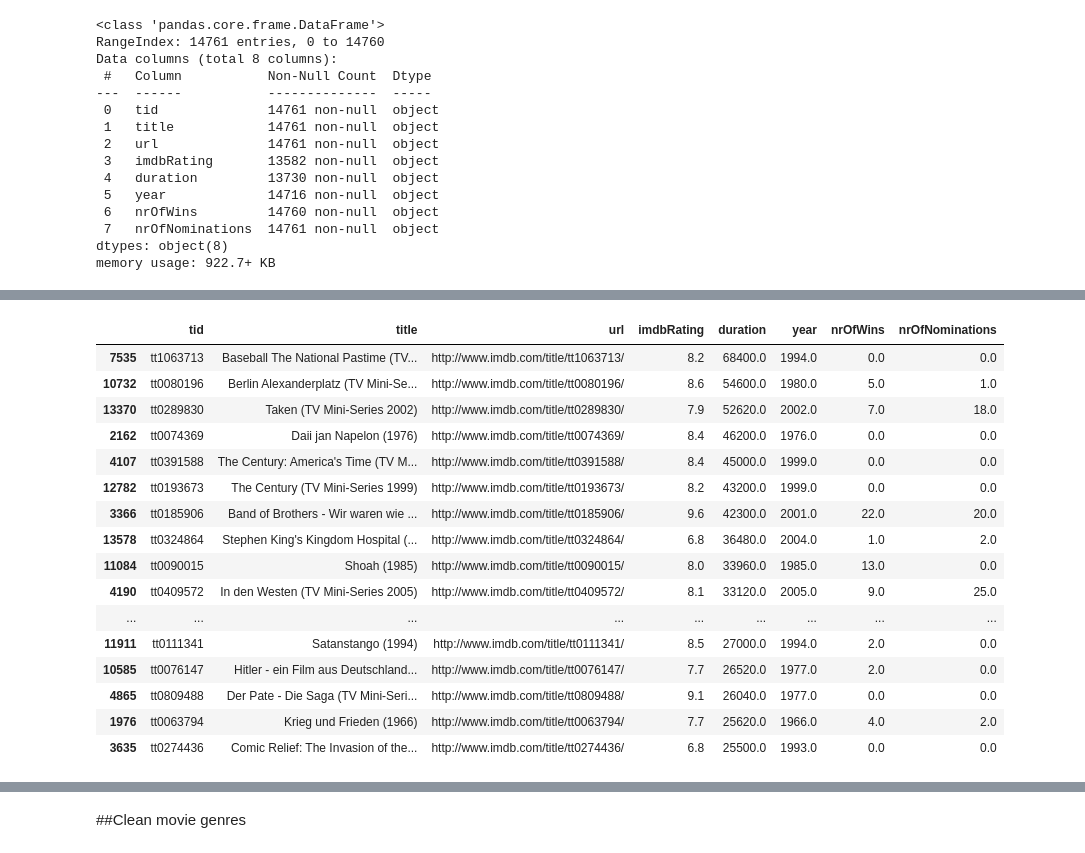
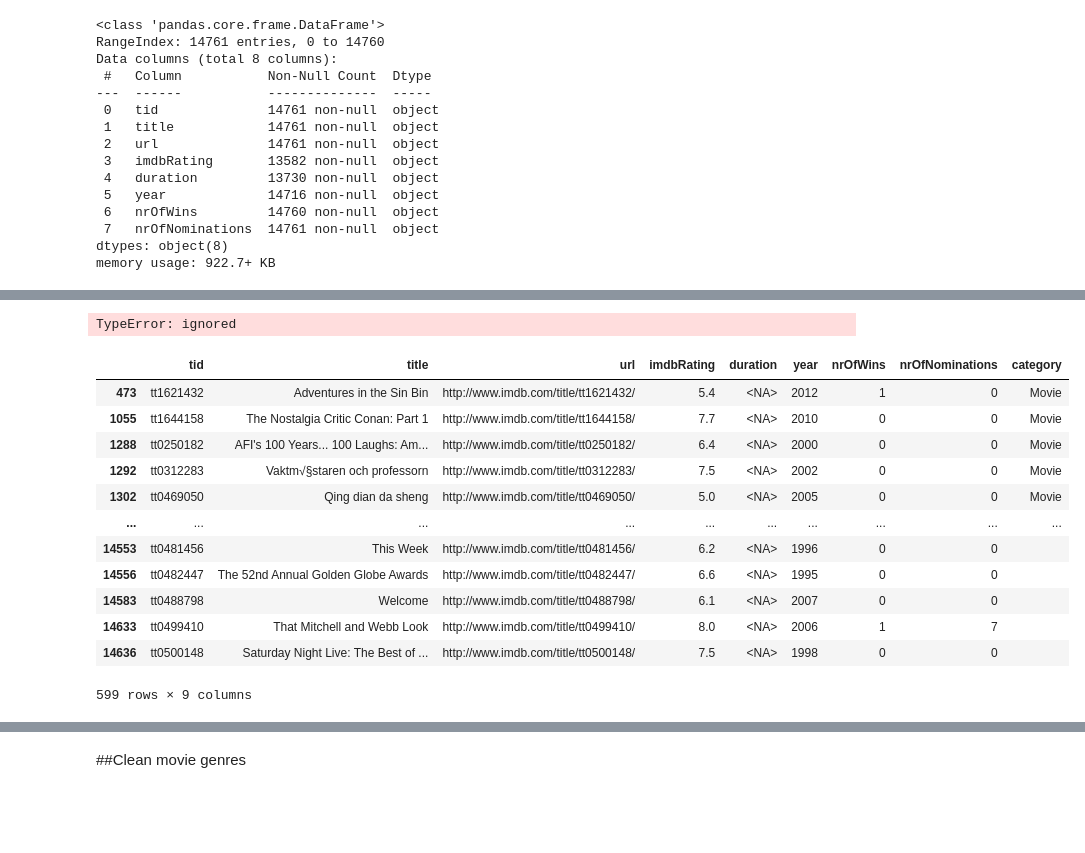
Before and after one commit to canon14/MovieRecommendationModel, a Jupyter notebook: MovieRecommendation.ipynb, the cells around one changed output, grey strips where cells are left out. Drawn from its saved outputs; the diff is of its cells as text; code cells hidden in the pictures; blank space fills up the shorter version.

```diff
--- a/MovieRecommendation.ipynb
+++ b/MovieRecommendation.ipynb
@@ -210,23 +309,26 @@ imdb_attributes_df[imdb_attributes_df['d'] > 1900]
-# %%
-imdb_attributes_df.sort_values(by='duration', ascending=False).head(20)
-# %% [output]
-|  | tid | title | url | imdbRating | duration | year | nrOfWins | nrOfNominations |
-| 7535 | tt1063713 | Baseball The National Pastime (TV... | http://www.imdb.com/title/tt1063713/ | 8.2 | 68400.0 | 1994.0 | 0.0 | 0.0 |
-| 10732 | tt0080196 | Berlin Alexanderplatz (TV Mini-Se... | http://www.imdb.com/title/tt0080196/ | 8.6 | 54600.0 | 1980.0 | 5.0 | 1.0 |
-| 13370 | tt0289830 | Taken (TV Mini-Series 2002) | http://www.imdb.com/title/tt0289830/ | 7.9 | 52620.0 | 2002.0 | 7.0 | 18.0 |
-| 2162 | tt0074369 | Daii jan Napelon (1976) | http://www.imdb.com/title/tt0074369/ | 8.4 | 46200.0 | 1976.0 | 0.0 | 0.0 |
-| 4107 | tt0391588 | The Century: America's Time (TV M... | http://www.imdb.com/title/tt0391588/ | 8.4 | 45000.0 | 1999.0 | 0.0 | 0.0 |
-| 12782 | tt0193673 | The Century (TV Mini-Series 1999) | http://www.imdb.com/title/tt0193673/ | 8.2 | 43200.0 | 1999.0 | 0.0 | 0.0 |
-| 3366 | tt0185906 | Band of Brothers - Wir waren wie ... | http://www.imdb.com/title/tt0185906/ | 9.6 | 42300.0 | 2001.0 | 22.0 | 20.0 |
-| 13578 | tt0324864 | Stephen King's Kingdom Hospital (... | http://www.imdb.com/title/tt0324864/ | 6.8 | 36480.0 | 2004.0 | 1.0 | 2.0 |
-| 11084 | tt0090015 | Shoah (1985) | http://www.imdb.com/title/tt0090015/ | 8.0 | 33960.0 | 1985.0 | 13.0 | 0.0 |
-| 4190 | tt0409572 | In den Westen (TV Mini-Series 2005) | http://www.imdb.com/title/tt0409572/ | 8.1 | 33120.0 | 2005.0 | 9.0 | 25.0 |
-| ... | ... | ... | ... | ... | ... | ... | ... | ... |
-| 11911 | tt0111341 | Satanstango (1994) | http://www.imdb.com/title/tt0111341/ | 8.5 | 27000.0 | 1994.0 | 2.0 | 0.0 |
-| 10585 | tt0076147 | Hitler - ein Film aus Deutschland... | http://www.imdb.com/title/tt0076147/ | 7.7 | 26520.0 | 1977.0 | 2.0 | 0.0 |
-| 4865 | tt0809488 | Der Pate - Die Saga (TV Mini-Seri... | http://www.imdb.com/title/tt0809488/ | 9.1 | 26040.0 | 1977.0 | 0.0 | 0.0 |
-| 1976 | tt0063794 | Krieg und Frieden (1966) | http://www.imdb.com/title/tt0063794/ | 7.7 | 25620.0 | 1966.0 | 4.0 | 2.0 |
-| 3635 | tt0274436 | Comic Relief: The Invasion of the... | http://www.imdb.com/title/tt0274436/ | 6.8 | 25500.0 | 1993.0 | 0.0 | 0.0 |
+# %%
+#Check average duration value for each category to fill duration missing value
+imdb_attributes_df.groupby('category').mean('imdbRating')
+imdb_attributes_df['duration'] = imdb_attributes_df['duration'].fillna(imdb_attributes_df['duration'].mean())
+# %% [output]
+TypeError: ignored
+# %%
+#Drop rows where imdbRating is NULL since these are mostly episodes of TV Episode/Series/Mini-Series
+imdb_attributes_df[imdb_attributes_df['duration'].isnull()]
+# %% [output]
+|  | tid | title | url | imdbRating | duration | year | nrOfWins | nrOfNominations | category |
+| 473 | tt1621432 | Adventures in the Sin Bin | http://www.imdb.com/title/tt1621432/ | 5.4 | <NA> | 2012 | 1 | 0 | Movie |
+| 1055 | tt1644158 | The Nostalgia Critic Conan: Part 1 | http://www.imdb.com/title/tt1644158/ | 7.7 | <NA> | 2010 | 0 | 0 | Movie |
+| 1288 | tt0250182 | AFI's 100 Years... 100 Laughs: Am... | http://www.imdb.com/title/tt0250182/ | 6.4 | <NA> | 2000 | 0 | 0 | Movie |
+| 1292 | tt0312283 | Vaktm√§staren och professorn | http://www.imdb.com/title/tt0312283/ | 7.5 | <NA> | 2002 | 0 | 0 | Movie |
+| 1302 | tt0469050 | Qing dian da sheng | http://www.imdb.com/title/tt0469050/ | 5.0 | <NA> | 2005 | 0 | 0 | Movie |
+| ... | ... | ... | ... | ... | ... | ... | ... | ... | ... |
+| 14553 | tt0481456 | This Week | http://www.imdb.com/title/tt0481456/ | 6.2 | <NA> | 1996 | 0 | 0 |  |
+| 14556 | tt0482447 | The 52nd Annual Golden Globe Awards | http://www.imdb.com/title/tt0482447/ | 6.6 | <NA> | 1995 | 0 | 0 |  |
+| 14583 | tt0488798 | Welcome | http://www.imdb.com/title/tt0488798/ | 6.1 | <NA> | 2007 | 0 | 0 |  |
+| 14633 | tt0499410 | That Mitchell and Webb Look | http://www.imdb.com/title/tt0499410/ | 8.0 | <NA> | 2006 | 1 | 7 |  |
+| 14636 | tt0500148 | Saturday Night Live: The Best of ... | http://www.imdb.com/title/tt0500148/ | 7.5 | <NA> | 1998 | 0 | 0 |  |
+599 rows × 9 columns
 # %%
 merge_df = imdb_attributes_df.merge(artist_to_imdb_df, how='inner', left_on='tid', right_on='imdb_id').drop('tid', axis=1)
 merge_df = merge_df.merge(artist_attributes_df, how='inner', on='artist_id')
```
Also changed, not shown: parts of 18 cells of this notebook.
